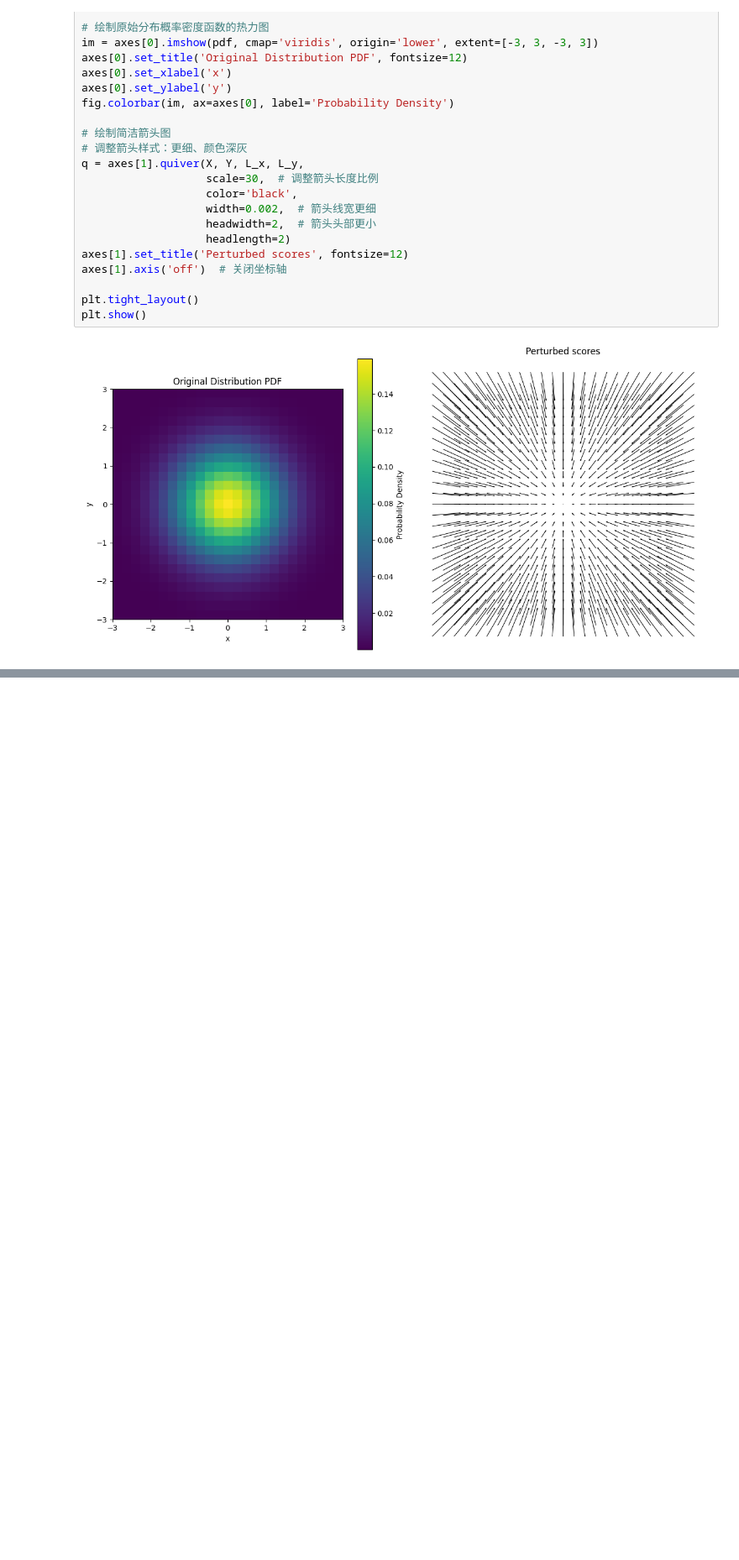
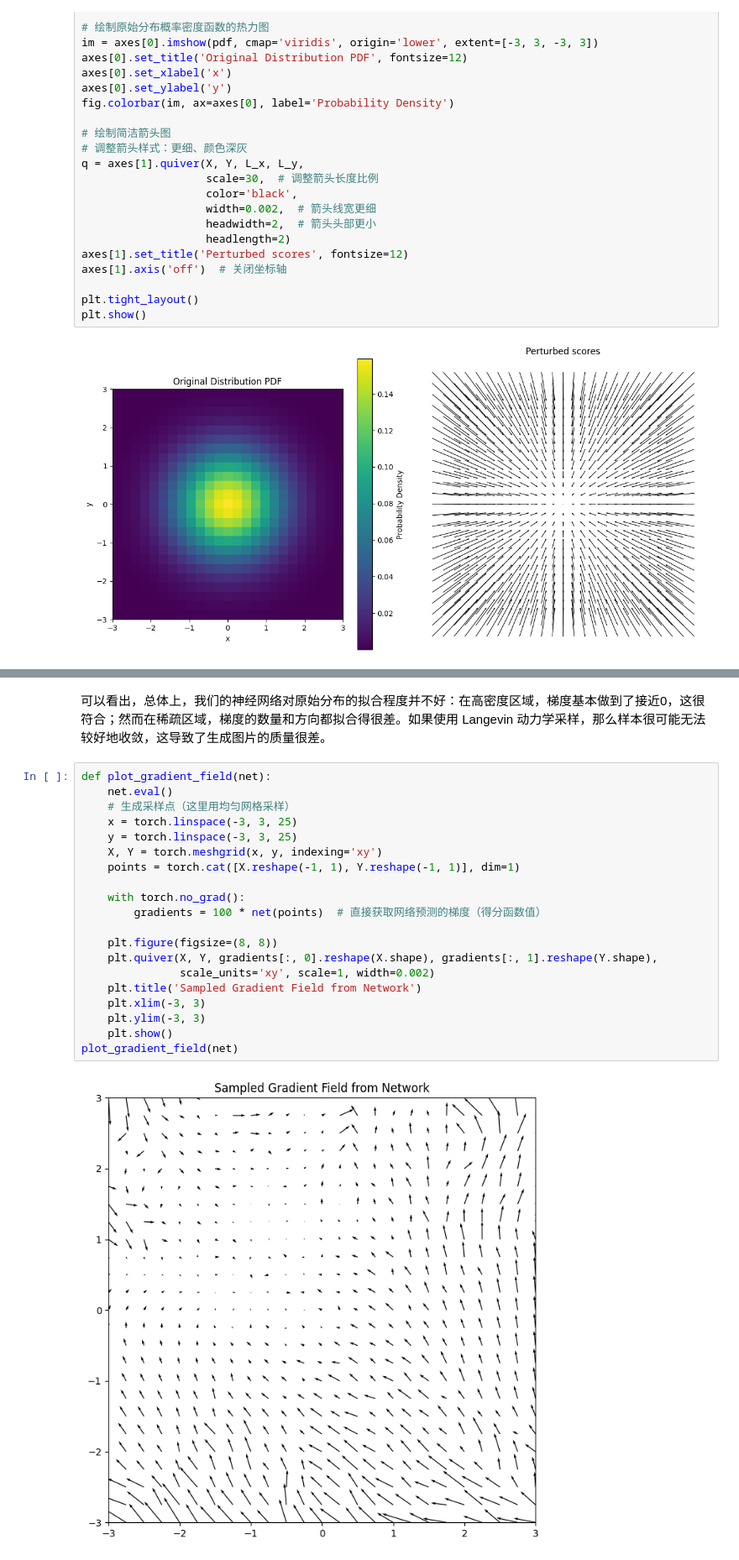
Before and after one commit to PeiyangFantasist/Learn-Notes-of-DL-and-CV, a Jupyter notebook: SDE.ipynb, the cells around one changed output, grey strips where cells are left out. Shown at 84% size. Cells and saved outputs as stored; diff of their text form; blank space fills up the shorter version.

```diff
--- a/SDE.ipynb
+++ b/SDE.ipynb
@@ -364,0 +396,24 @@ plt.show()
+# %% [markdown]
+可以看出，总体上，我们的神经网络对原始分布的拟合程度并不好：在高密度区域，梯度基本做到了接近0，这很符合；然而在稀疏区域，梯度的数量和方向都拟合得很差。如果使用 Langevin 动力学采样，那么样本很可能无法较好地收敛，这导致了生成图片的质量很差。
+# %%
+def plot_gradient_field(net):
+    net.eval()
+    # 生成采样点（这里用均匀网格采样）
+    x = torch.linspace(-3, 3, 25)
+    y = torch.linspace(-3, 3, 25)
+    X, Y = torch.meshgrid(x, y, indexing='xy')
+    points = torch.cat([X.reshape(-1, 1), Y.reshape(-1, 1)], dim=1)
+
+    with torch.no_grad():
+        gradients = 100 * net(points)  # 直接获取网络预测的梯度（得分函数值）
+
+    plt.figure(figsize=(8, 8))
+    plt.quiver(X, Y, gradients[:, 0].reshape(X.shape), gradients[:, 1].reshape(Y.shape),
+               scale_units='xy', scale=1, width=0.002)
+    plt.title('Sampled Gradient Field from Network')
+    plt.xlim(-3, 3)
+    plt.ylim(-3, 3)
+    plt.show()
+plot_gradient_field(net)
+# %% [output]
+[figure, added]
```
Also changed, not shown: parts of 38 cells of this notebook.
